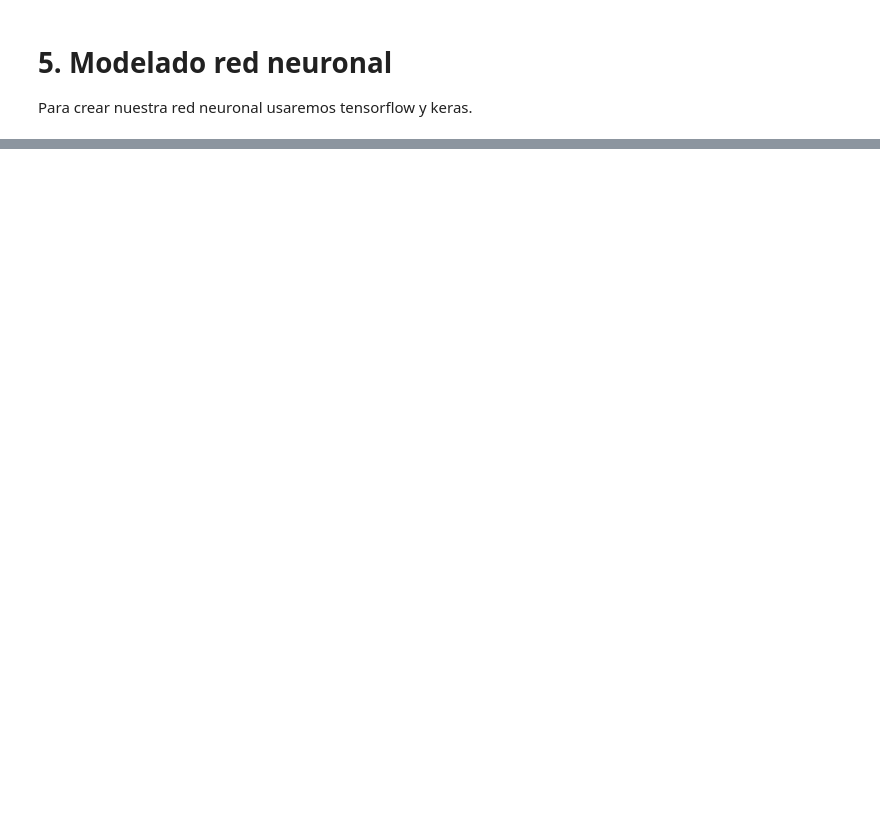
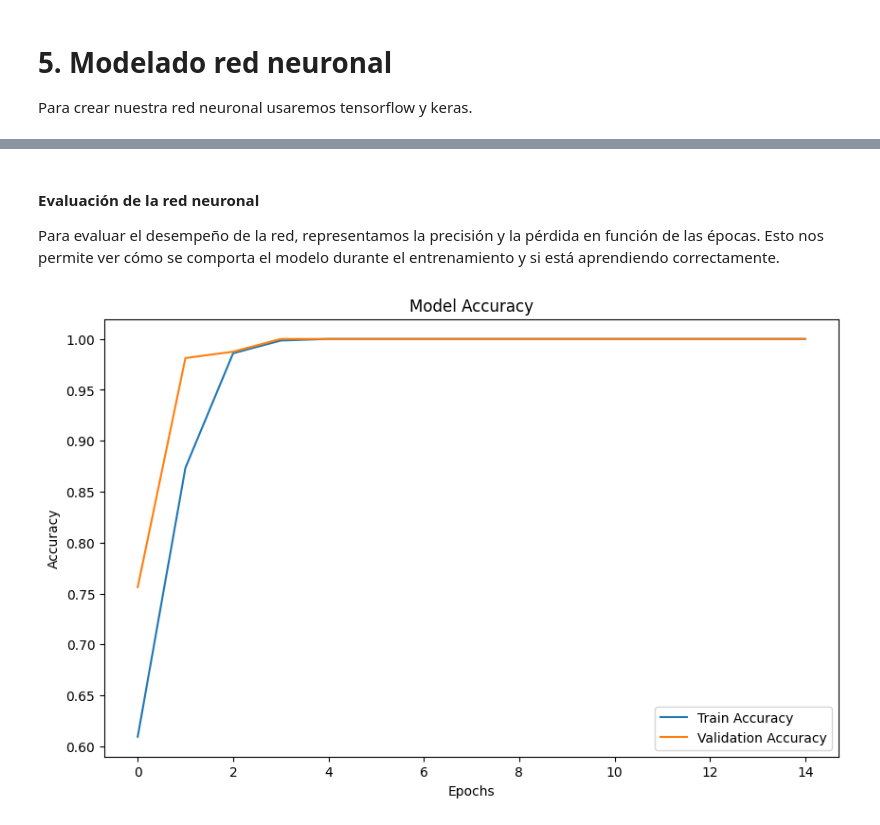
Before and after one commit to DDRM22/Proyectos, a Jupyter notebook: 2025/Evaluación desempeño educativo/Evaluación_Desempeño.ipynb, the cells around one changed output, grey strips where cells are left out. Cells and saved outputs as stored; diff of their text form; code cells hidden in the pictures; blank space fills up the shorter version.

```diff
--- a/2025/Evaluación desempeño educativo/Evaluación_Desempeño.ipynb
+++ b/2025/Evaluación desempeño educativo/Evaluación_Desempeño.ipynb
@@ -278,0 +298,23 @@ x_train, x_test, y_train, y_test = train_test_split(x, y, test_size=0.2, random_
+# %%
+# Emtrenamiento de un modelo de regresión logística
+
+from sklearn.linear_model import LogisticRegression
+
+model = LogisticRegression(max_iter=1000, random_state=42)
+
+model.fit(x_train, y_train)
+
+# Evaluación del modelo
+
+from sklearn.metrics import accuracy_score, classification_report, confusion_matrix
+
+y_pred = model.predict(x_test)
+accuracy = accuracy_score(y_test, y_pred)
+
+print("Resultados del modelo de regresión logística:\n")
+print(f"Accuracy del modelo: {accuracy:.2f}")
+print("\nClassification Report:")
+print(classification_report(y_test, y_pred))
+print("\n")
+print("Confusion Matrix:")
+print(confusion_matrix(y_test, y_pred))
@@ -306,10 +368,11 @@ model.compile(
 
 # Entrenamiento del modelo
 
-model.fit(x_train, y_train, epochs=50, batch_size=32, validation_split=0.2, verbose=1)
+model.fit(x_train, y_train, epochs=15, batch_size=32, validation_split=0.2, verbose=1)
 
 # Evaluación del modelo
 
 test_loss, test_accuracy = model.evaluate(x_test, y_test, verbose=0)
+print()
 print(f"Test Loss: {test_loss:.4f}, Test Accuracy: {test_accuracy:.4f}")
 # %% [output]
@@ -316,0 +421,17 @@ ValueError: Invalid dtype: object
+# %% [markdown]
+#### Evaluación de la red neuronal
+
+Para evaluar el desempeño de la red, representamos la precisión y la pérdida en función de las épocas. Esto nos permite ver cómo se comporta el modelo durante el entrenamiento y si está aprendiendo correctamente.
+# %%
+# Visualización de los resultados de la red neuronal
+
+plt.figure(figsize=(10, 6))
+plt.plot(model.history.history['accuracy'], label='Train Accuracy')
+plt.plot(model.history.history['val_accuracy'], label='Validation Accuracy')
+plt.title('Model Accuracy')
+plt.xlabel('Epochs')
+plt.ylabel('Accuracy')
+plt.legend()
+plt.show()
+# %% [output]
+[figure, added]
```
Also changed, not shown: parts of 13 cells of this notebook.
